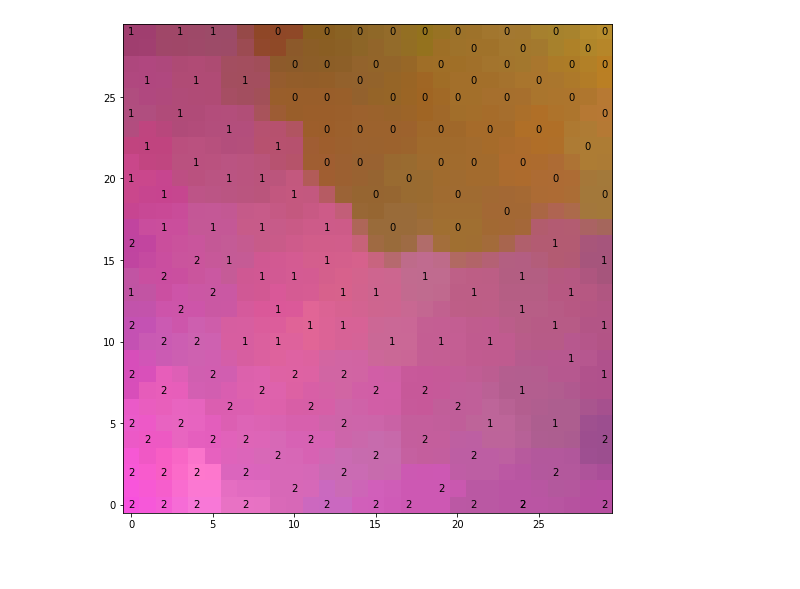
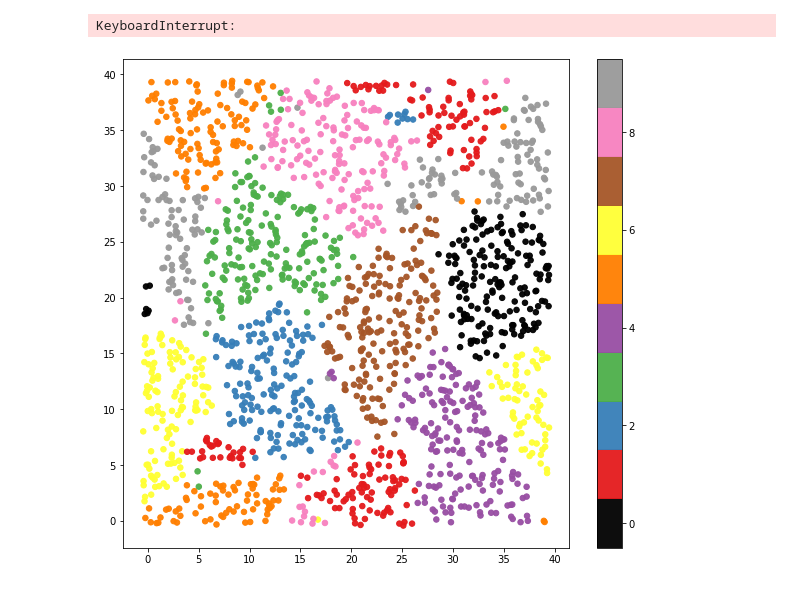
Before and after one commit to antonvladyka/Kohonen_SOM, a Jupyter notebook: kohonen_som.ipynb, the cells around one changed output. Saved outputs shown, nothing was run; the diff lists cells and outputs as text; code cells hidden in the pictures.

```diff
--- a/kohonen_som.ipynb
+++ b/kohonen_som.ipynb
@@ -230,0 +203,7 @@ for i in range(len(pts)):
+# %%
+N = 10
+for j in range(N*N):
+    d = data[j, :].reshape((8,8))
+    plt.subplot(N,N,j+1)
+    plt.imshow(d,cmap='gray_r')#, interpolation='spline16')
+    plt.axis('off')
@@ -231,7 +212,33 @@ for i in range(len(pts)):
+# %%
+som = SOM((40,40))
+som.train(data, 1000, 'periodic')
+# %% [output]
+KeyboardInterrupt:
+# %%
+pts = som(data)
+pts_ = np.array(pts)
+#plt.imshow(som.K.sum(axis=2),origin='lower')
+pts_ = pts_ + (np.random.random(pts_.shape)-0.5)*0.95
+# %%
+from matplotlib.pyplot import get_cmap
+from matplotlib.colors import ListedColormap
+cmap = get_cmap('Set1',9)
+cols = ListedColormap([(0,0,0,1.0), *[cmap(i) for i in range(9)]]) # We need 10 distinct colors. black + Set1
 # %%
-plt.imshow(som.K[:,:,:3],origin='lower')
-#plt.scatter(pts_[:,0], pts_[:,1], c=c, alpha=0.25,s=50,cmap='viridis')
+#plt.scatter(pts_[:,0], pts_[:,1], alpha=0.0,s=50,cmap='viridis')
+plt.scatter(pts_[:,0], pts_[:,1], c=num, alpha=0.95,s=30,cmap=cols)
+plt.colorbar()
+plt.clim(-0.5,9.5)
+'''
+L = []
 for i in range(len(pts)):
-    plt.text(pts_[i,0], pts_[i,1],c[i], va='center',ha='center')
+    d = num[i]
+    if not d in L:
+        plt.text(pts_[i,0], pts_[i,1],d, va='center',ha='center',fontsize=40,c=cols(d))
+        L.append(d)
+        if len(L) == 10:
+            break
+'''
+plt.savefig('digits2.png',dpi=150, bbox_inches='tight')
 # %% [output]
-[figure, old version]
+[figure, new version]
```
Also changed, not shown: parts of 46 cells of this notebook.
